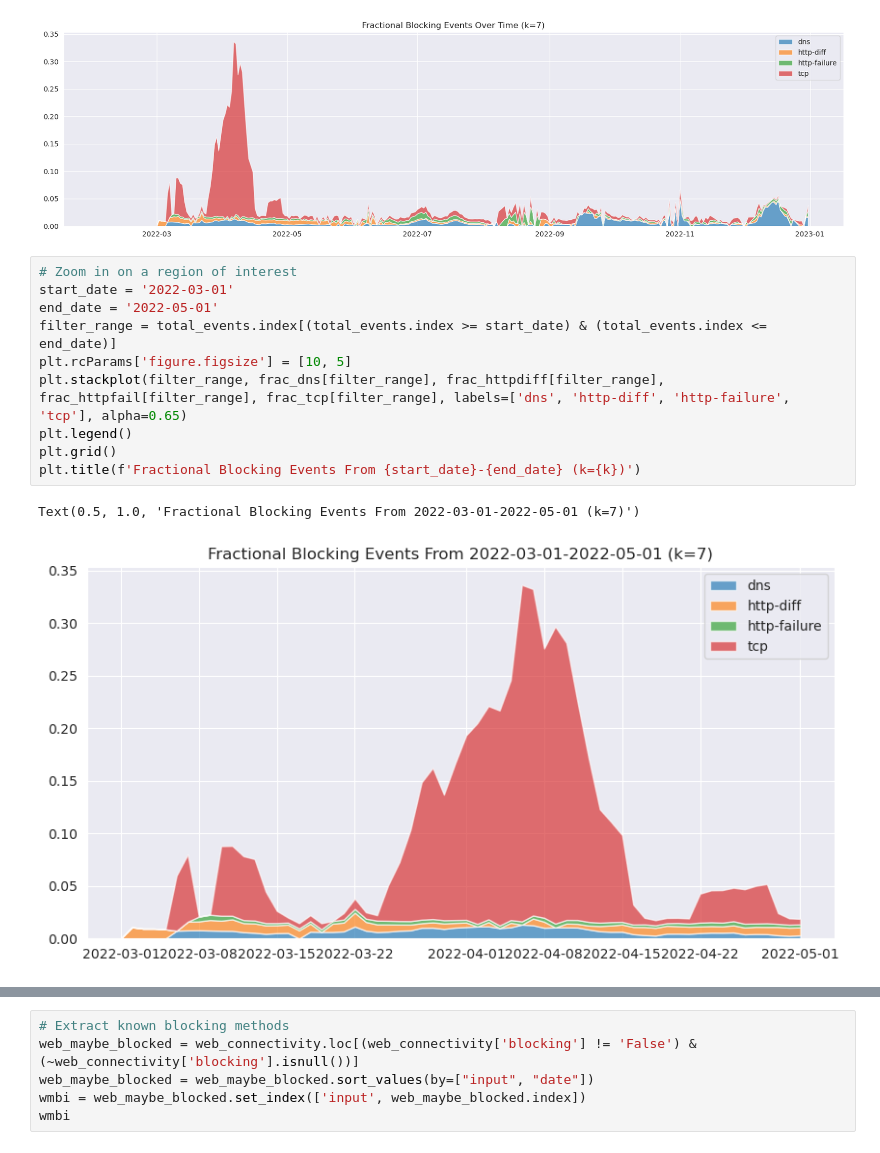
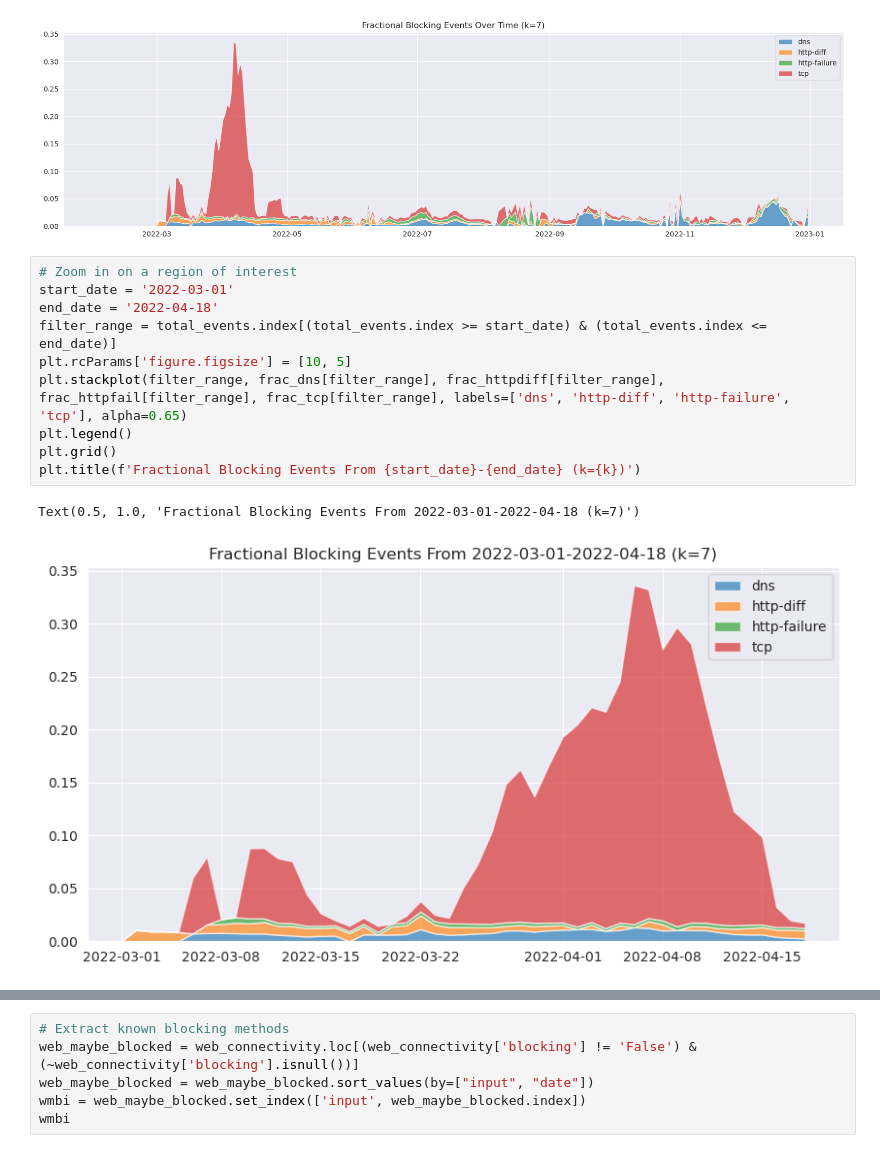
Before and after one commit to mdushkoff/OONI_DataAnalysis, a Jupyter notebook: src/analysis002.ipynb, the cells around one changed output, grey strips where cells are left out. Saved outputs shown, nothing was run; the diff lists cells and outputs as text.

```diff
--- a/src/analysis002.ipynb
+++ b/src/analysis002.ipynb
@@ -88,13 +88,13 @@ Text(0.5, 1.0, 'Fractional Blocking Events Over Time (k=7)')
 # %%
 # Zoom in on a region of interest
 start_date = '2022-03-01'
-end_date = '2022-05-01'
+end_date = '2022-04-18'
 filter_range = total_events.index[(total_events.index >= start_date) & (total_events.index <= end_date)]
 plt.rcParams['figure.figsize'] = [10, 5]
 plt.stackplot(filter_range, frac_dns[filter_range], frac_httpdiff[filter_range], frac_httpfail[filter_range], frac_tcp[filter_range], labels=['dns', 'http-diff', 'http-failure', 'tcp'], alpha=0.65)
 plt.legend()
 plt.grid()
 plt.title(f'Fractional Blocking Events From {start_date}-{end_date} (k={k})')
 # %% [output]
-Text(0.5, 1.0, 'Fractional Blocking Events From 2022-03-01-2022-05-01 (k=7)')
+Text(0.5, 1.0, 'Fractional Blocking Events From 2022-03-01-2022-04-18 (k=7)')
-[figure, old version]
+[figure, new version]
```
Also changed, not shown: parts of 2 cells of this notebook.
